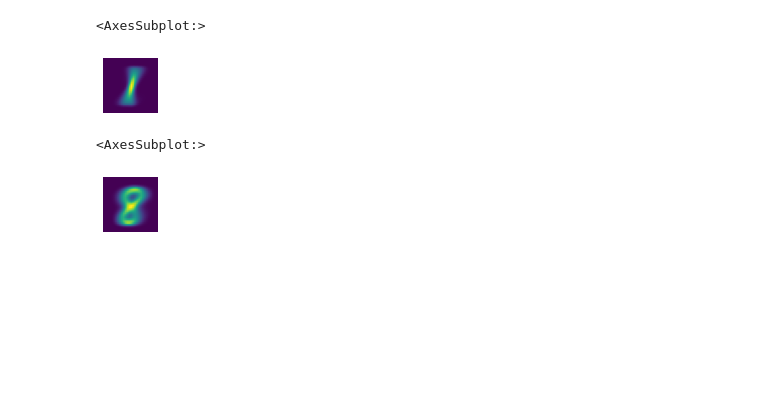
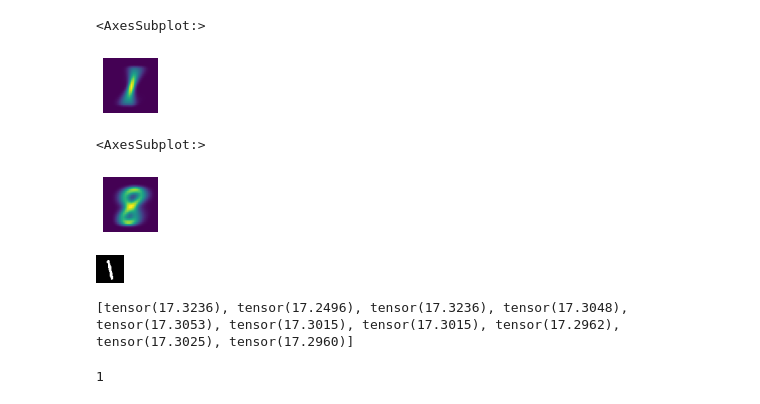
Before and after one commit to kurianbenoy/FastAI-notebooks, a Jupyter notebook: mnist-calculate-pixel-similarity.ipynb, the cells around one changed output. Drawn from its saved outputs; the diff is of its cells as text; code cells hidden in the pictures; blank space fills up the shorter version.

```diff
--- a/mnist-calculate-pixel-similarity.ipynb
+++ b/mnist-calculate-pixel-similarity.ipynb
@@ -89,0 +121,8 @@ show_image(mean8)
+# %%
+valid = (path/'testing'/'1').ls().sorted()
+# %%
+valid[3]
+valid_img = Image.open(valid[0])
+valid_img
+# %% [output]
+[figure, added]
@@ -89,0 +131,5 @@ show_image(mean8)
+# %%
+get_prediction(valid_img_tensor)
+# %% [output]
+[tensor(17.3236), tensor(17.2496), tensor(17.3236), tensor(17.3048), tensor(17.3053), tensor(17.3015), tensor(17.3015), tensor(17.2962), tensor(17.3025), tensor(17.2960)]
+1
```
Also changed, not shown: parts of 11 cells of this notebook, 1 other file.
